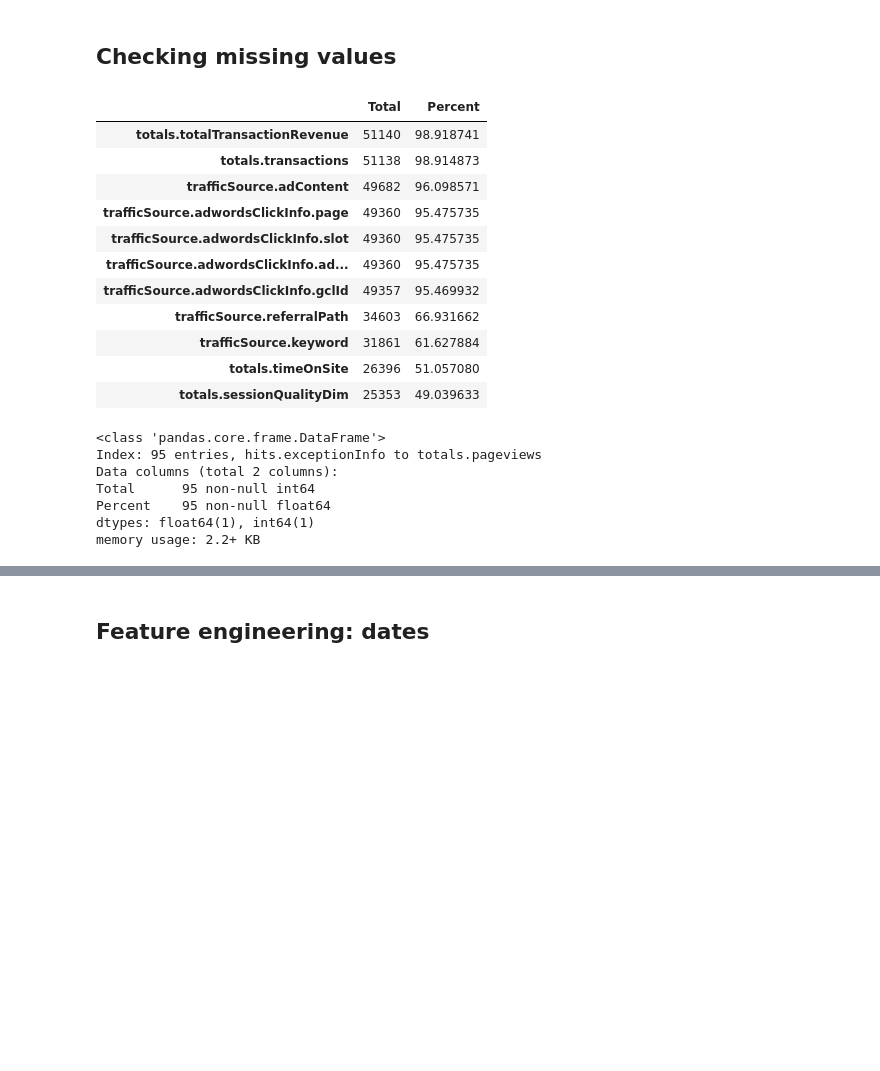
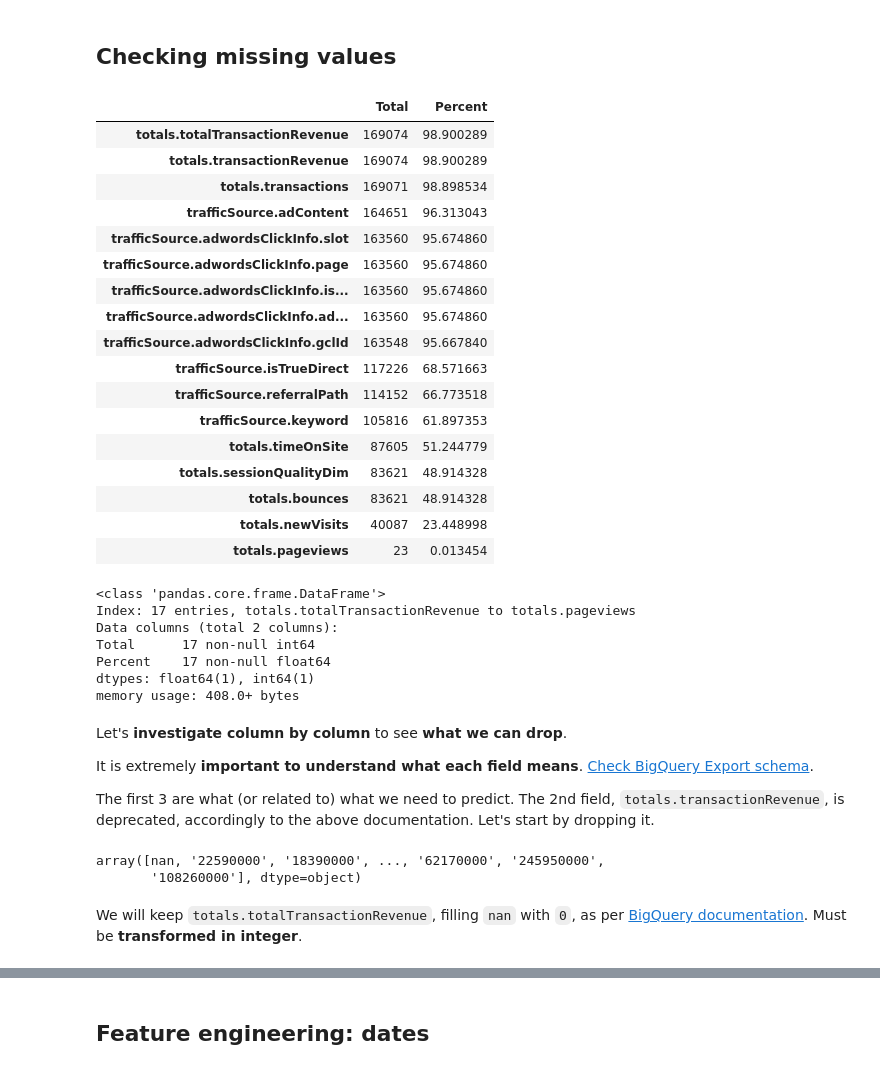
Before and after one commit to ucals/ga-customer-revenue-prediction, a Jupyter notebook: kernel-v1.ipynb, the cells around one changed output, grey strips where cells are left out. Saved outputs shown, nothing was run; the diff lists cells and outputs as text; code cells hidden in the pictures; blank space fills up the shorter version.

```diff
--- a/kernel-v1.ipynb
+++ b/kernel-v1.ipynb
@@ -135,5 +135,5 @@ def json_read(filepath, p=0.07, parseHitsAndCustomDimensions=False):
     return df
 # %%
 %%time
-train = json_read('train_v2.csv', p=0.03)
+train = json_read('input/train_v2.csv', p=0.1)
 # %% [output]
@@ -179,27 +179,40 @@ def missing_values(data):
     return df
 # %%
 pd.set_option('display.max_rows', None) # To show all columns in .head()
-missing_values(train)
+missing_df = missing_values(train)
+missing_df
 # %% [output]
 |  | Total | Percent |
-| totals.totalTransactionRevenue | 51140 | 98.918741 |
-| totals.transactions | 51138 | 98.914873 |
-| trafficSource.adContent | 49682 | 96.098571 |
-| trafficSource.adwordsClickInfo.page | 49360 | 95.475735 |
-| trafficSource.adwordsClickInfo.slot | 49360 | 95.475735 |
-| trafficSource.adwordsClickInfo.ad... | 49360 | 95.475735 |
-| trafficSource.adwordsClickInfo.gclId | 49357 | 95.469932 |
-| trafficSource.referralPath | 34603 | 66.931662 |
-| trafficSource.keyword | 31861 | 61.627884 |
-| totals.timeOnSite | 26396 | 51.057080 |
-| totals.sessionQualityDim | 25353 | 49.039633 |
+| totals.totalTransactionRevenue | 169074 | 98.900289 |
+| totals.transactionRevenue | 169074 | 98.900289 |
+| totals.transactions | 169071 | 98.898534 |
+| trafficSource.adContent | 164651 | 96.313043 |
+| trafficSource.adwordsClickInfo.slot | 163560 | 95.674860 |
+| trafficSource.adwordsClickInfo.page | 163560 | 95.674860 |
+| trafficSource.adwordsClickInfo.is... | 163560 | 95.674860 |
+| trafficSource.adwordsClickInfo.ad... | 163560 | 95.674860 |
+| trafficSource.adwordsClickInfo.gclId | 163548 | 95.667840 |
+| trafficSource.isTrueDirect | 117226 | 68.571663 |
+| trafficSource.referralPath | 114152 | 66.773518 |
+| trafficSource.keyword | 105816 | 61.897353 |
+| totals.timeOnSite | 87605 | 51.244779 |
+| totals.sessionQualityDim | 83621 | 48.914328 |
+| totals.bounces | 83621 | 48.914328 |
+| totals.newVisits | 40087 | 23.448998 |
+| totals.pageviews | 23 | 0.013454 |
 # %%
-df.info()
+missing_df.info()
 # %% [output]
 <class 'pandas.core.frame.DataFrame'>
-Index: 95 entries, hits.exceptionInfo to totals.pageviews
+Index: 17 entries, totals.totalTransactionRevenue to totals.pageviews
 Data columns (total 2 columns):
-Total      95 non-null int64
-Percent    95 non-null float64
+Total      17 non-null int64
+Percent    17 non-null float64
 dtypes: float64(1), int64(1)
-memory usage: 2.2+ KB
+memory usage: 408.0+ bytes
+# %% [markdown]
+Let's **investigate column by column** to see **what we can drop**.
+
+It is extremely **important to understand what each field means**. [Check BigQuery Export schema](https://support.google.com/analytics/answer/3437719?hl=en).
+
+The first 3 are what (or related to) what we need to predict. The 2nd field, `totals.transactionRevenue`, is deprecated, accordingly to the above documentation. Let's start by dropping it.
@@ -205,0 +221,7 @@ memory usage: 2.2+ KB
+# %%
+train['totals.totalTransactionRevenue'].unique()
+# %% [output]
+array([nan, '22590000', '18390000', ..., '62170000', '245950000',
+       '108260000'], dtype=object)
+# %% [markdown]
+We will keep `totals.totalTransactionRevenue`, filling `nan` with `0`, as per [BigQuery documentation](https://support.google.com/analytics/answer/3437719?hl=en). Must be **transformed in integer**.
```
Also changed, not shown: parts of 58 cells of this notebook.
